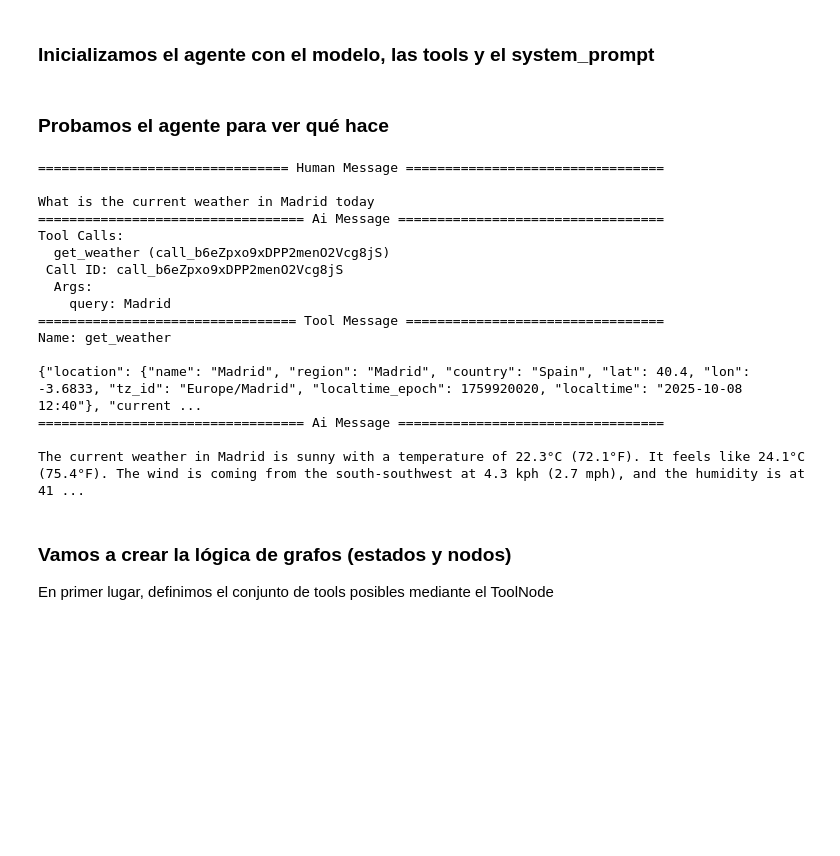
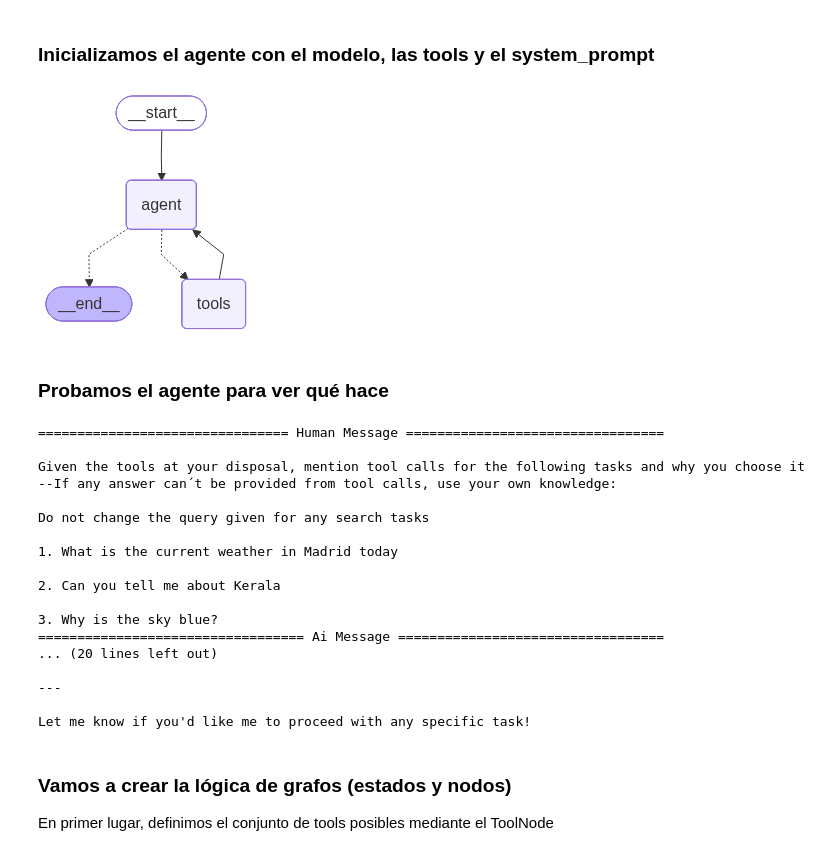
Before and after one commit to cafernandezp/course-fundamentos-llms-bbva, a Jupyter notebook: agentes/soluciones/agentes_langgraph_openai.ipynb, the cells around one changed output. Drawn from its saved outputs; the diff is of its cells as text; code cells hidden in the pictures; blank space fills up the shorter version.

```diff
--- a/agentes/soluciones/agentes_langgraph_openai.ipynb
+++ b/agentes/soluciones/agentes_langgraph_openai.ipynb
@@ -93,12 +87,12 @@ search_web("¿cuando inicia la temporada de la NFL 2026?")
 os.environ["AZURE_OPENAI_ENDPOINT"] = AZURE_ENDPOINT
 
 llm = AzureChatOpenAI(azure_deployment="gpt-4o",
-    api_key = OPENAI_API_KEY,
-    api_version=API_VERSION,
-    temperature=0.1,
-    max_tokens=None,
-    timeout=None,
-    max_retries=2,)
+                      api_key = OPENAI_API_KEY,
+                      api_version=API_VERSION,
+                      temperature=0.5,
+                      max_tokens=None,
+                      timeout=None,
+                      max_retries=2,)
 # %%
 
 tools = [search_web, get_weather]
@@ -170,4 +161,8 @@ prompt_template = ChatPromptTemplate.from_messages([("system", system_prompt), (
 agent = create_react_agent(model=llm, tools=tools, prompt=prompt_template)
+# %%
+agent
+# %% [output]
+[figure, added]
 # %% [markdown]
 ### Probamos el agente para ver qué hace
 # %%
@@ -179,26 +174,35 @@ def print_stream(stream):
         else:
             message.pretty_print()
 
-inputs = {"messages": [("user", "What is the current weather in Madrid today")]}
+
+
+#inputs = {"messages": [("user", "¿Voy a necesitar bufanda hoy en Madrid?")]}
+#inputs = {"messages": [("user", "¿Cuántas días ha llovido en Oviedo en Septiembre de 2025?")]}
+inputs = {"messages": [("user", "Given the tools at your disposal, mention tool calls for the following tasks and why you choose it --If any answer can´t be provided from tool calls, use your own knowledge:\n\n"
+    "Do not change the query given for any search tasks\n\n"
+        "1. What is the current weather in Madrid today\n\n"
+        "2. Can you tell me about Kerala\n\n"
+        "3. Why is the sky blue?")]}
 
 print_stream(agent.stream(inputs, stream_mode="values"))
 # %% [output]
 ================================ Human Message =================================
 
-What is the current weather in Madrid today
+Given the tools at your disposal, mention tool calls for the following tasks and why you choose it --If any answer can´t be provided from tool calls, use your own knowledge:
+
+Do not change the query given for any search tasks
+
+1. What is the current weather in Madrid today
+
+2. Can you tell me about Kerala
+
+3. Why is the sky blue?
 ================================== Ai Message ==================================
-Tool Calls:
-  get_weather (call_b6eZpxo9xDPP2menO2Vcg8jS)
- Call ID: call_b6eZpxo9xDPP2menO2Vcg8jS
-  Args:
-    query: Madrid
-================================= Tool Message =================================
-Name: get_weather
+... (20 lines left out)
 
-{"location": {"name": "Madrid", "region": "Madrid", "country": "Spain", "lat": 40.4, "lon": -3.6833, "tz_id": "Europe/Madrid", "localtime_epoch": 1759920020, "localtime": "2025-10-08 12:40"}, "current ...
-================================== Ai Message ==================================
+---
 
-The current weather in Madrid is sunny with a temperature of 22.3°C (72.1°F). It feels like 24.1°C (75.4°F). The wind is coming from the south-southwest at 4.3 kph (2.7 mph), and the humidity is at 41 ...
+Let me know if you'd like me to proceed with any specific task!
 # %% [markdown]
 ### Vamos a crear la lógica de grafos (estados y nodos)
 
```
Also changed, not shown: parts of 17 cells of this notebook.
